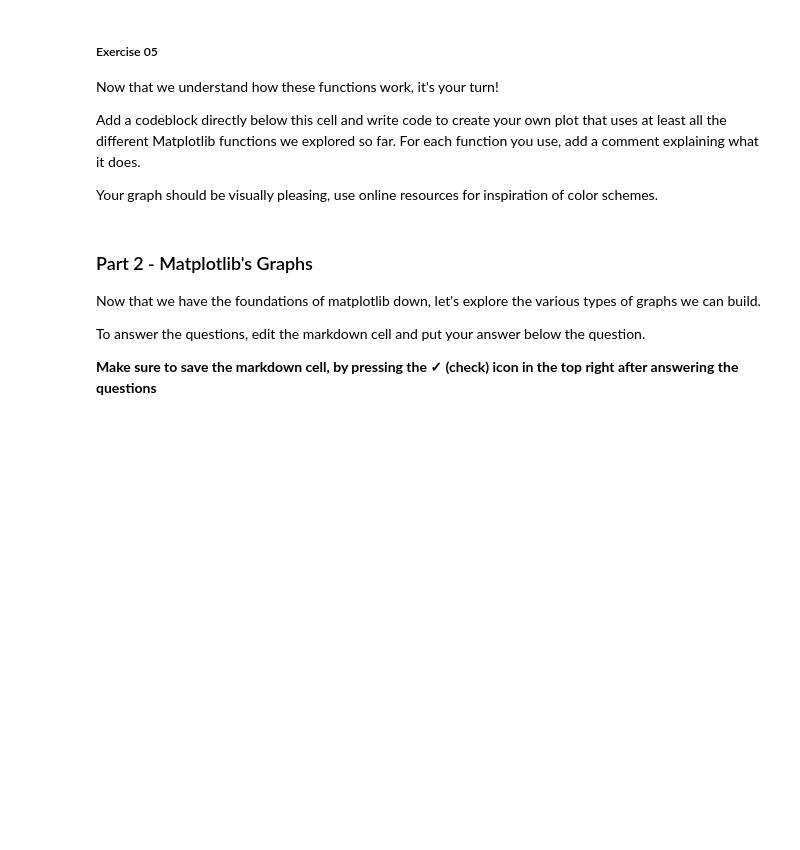
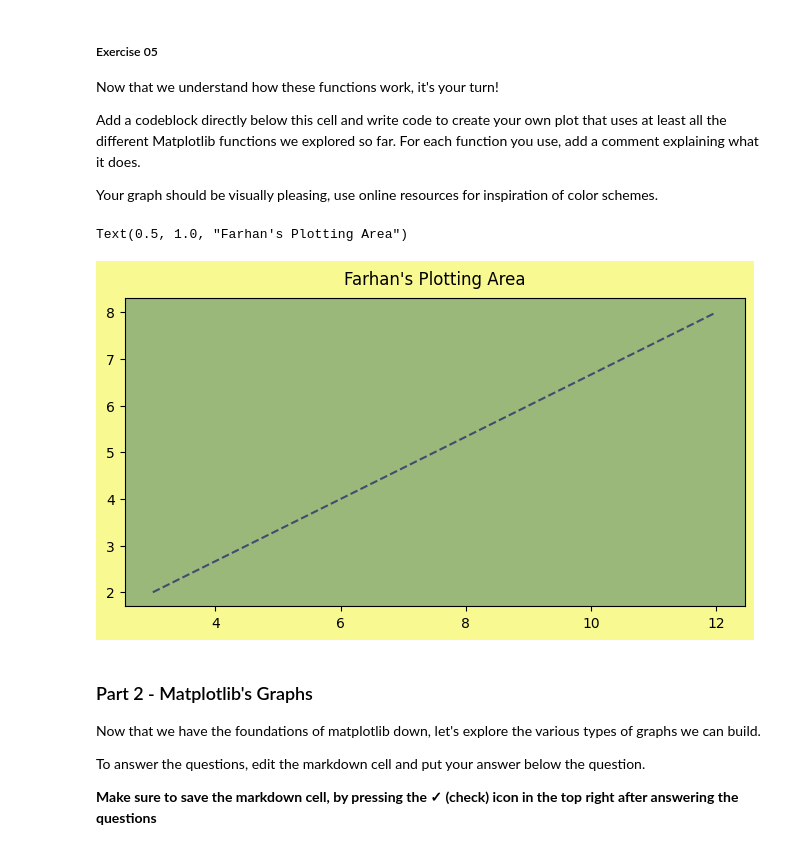
Before and after one commit to fc2078/unit-3-data-science, a Jupyter notebook: 00_intro.ipynb, the cells around one changed output. Cells and saved outputs as stored; diff of their text form; code cells hidden in the pictures; blank space fills up the shorter version.

```diff
--- a/00_intro.ipynb
+++ b/00_intro.ipynb
@@ -238,6 +251,15 @@ Add a codeblock directly below this cell and write code to create your own plot
 For each function you use, add a comment explaining what it does.
 
 Your graph should be visually pleasing, use online resources for inspiration of color schemes.
+# %%
+plt.figure(figsize=(8, 4), facecolor='#F8F991') # Define size and outer color
+ax = plt.gca()  # get current axes
+ax.set_facecolor('#9AB87A') # Define inner face color
+plt.plot([3, 6, 9, 12], [2, 4, 6, 8], color='#444B6E', linestyle='dashed') # Define values, line color, and style
+plt.title("Farhan's Plotting Area", pad=10) # Title graph and padding
+# %% [output]
+Text(0.5, 1.0, "Farhan's Plotting Area")
+[figure, added]
 # %% [markdown]
 ### Part 2 - Matplotlib's Graphs
 Now that we have the foundations of matplotlib down, let's explore the various types of graphs we can build.
```
Also changed, not shown: parts of 15 cells of this notebook, 4 other files.
